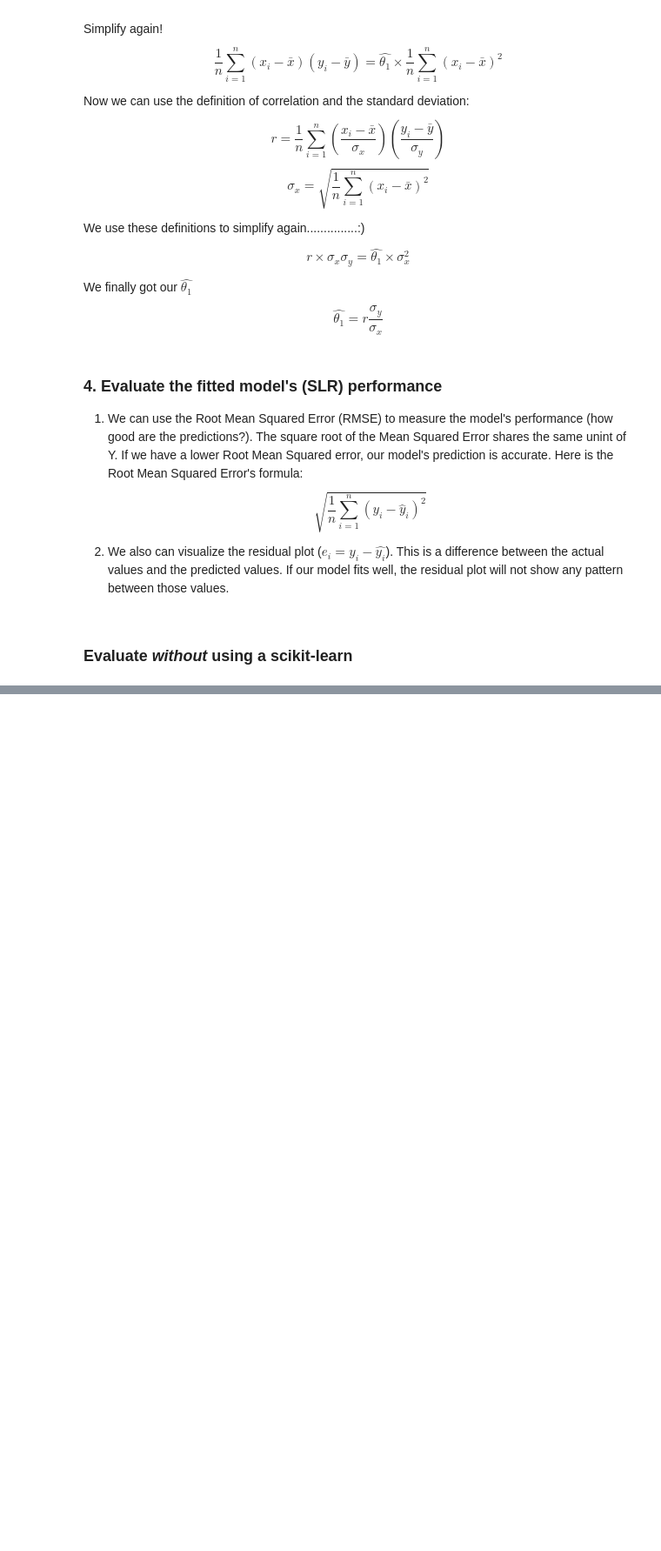
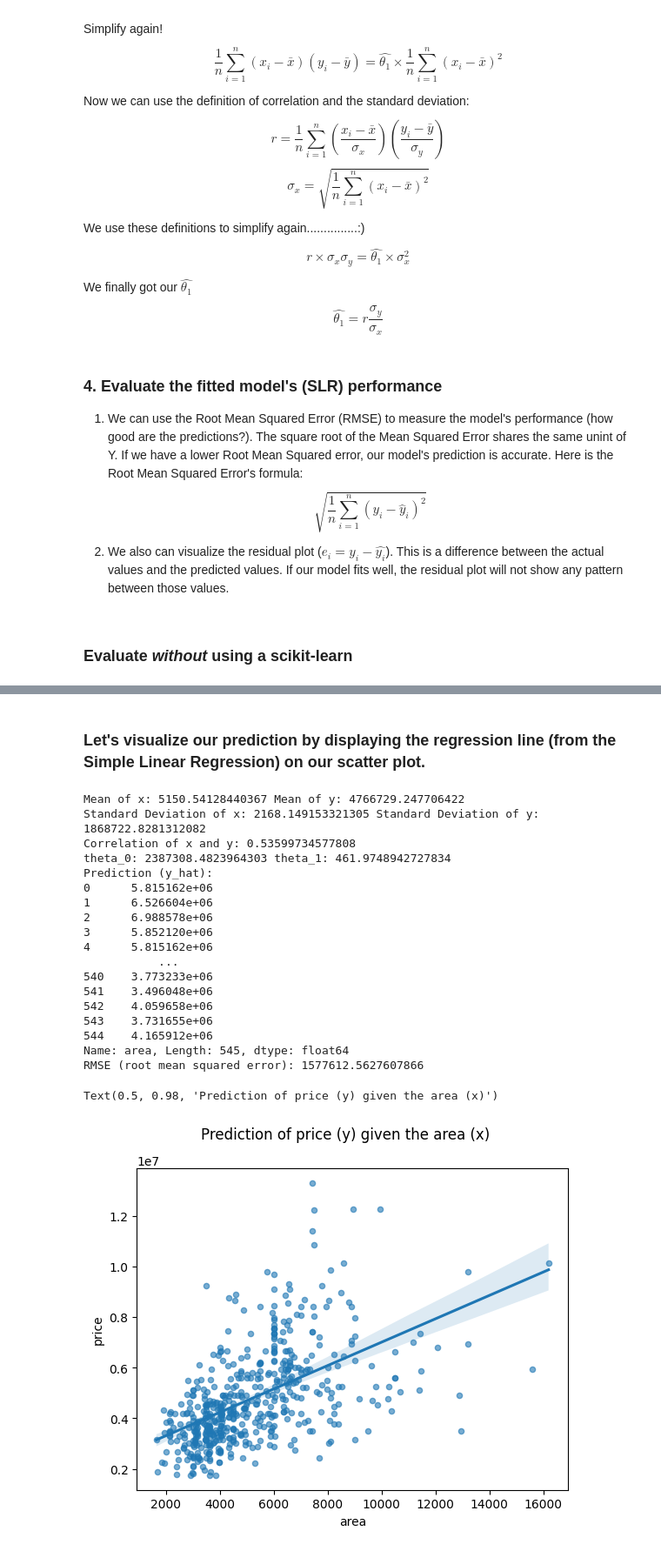
Before and after one commit to mkim2178/Modeling_Factory, a Jupyter notebook: analyze_housing/how_price_can_change.ipynb, the cells around one changed output, grey strips where cells are left out. Shown: that part at 87% size. Drawn from its saved outputs; the diff is of its cells as text; code cells hidden in the pictures; blank space fills up the shorter version.

Commit message:
finished the first modeling project. add the rest of the code for evaluating our SLR. also add another evaluating process with using a scikit-learngit add how_price_can_change.ipynb

```diff
--- a/analyze_housing/how_price_can_change.ipynb
+++ b/analyze_housing/how_price_can_change.ipynb
@@ -190,3 +207,53 @@ def slope(x, y):
 
 def intercept(x, y):
     return np.mean(y) - slope(x, y) * np.mean(x)
+
+def linear_regression_model(x, theta_0, theta_1):
+    return theta_0 + theta_1 * x
+
+def MSE(y, y_hat):
+    return np.mean((y - y_hat) ** 2)
+
+def calculation_results(x, y, theta_0, theta_1, y_hat):
+    print("Mean of x:", np.mean(x), "Mean of y:", np.mean(y))
+    print("Standard Deviation of x:", np.std(x), "Standard Deviation of y:", np.std(y))
+    print("Correlation of x and y:", correlation(x, y))
+    print("theta_0:", theta_0, "theta_1:", theta_1)
+    print("Prediction (y_hat):")
+    print(y_hat)
+    print("RMSE (root mean squared error):", MSE(y, y_hat) ** (1 / 2))
+# %% [markdown]
+### Let's visualize our prediction by displaying the regression line (from the Simple Linear Regression) on our scatter plot.
+# %%
+x = price_and_area["area"]
+y = price_and_area["price"]
+
+theta_0 = intercept(x, y)
+theta_1 = slope(x, y)
+
+y_hat = linear_regression_model(x, theta_0, theta_1)
+
+calculation_results(x, y, theta_0, theta_1, y_hat)
+sns.regplot(x="area", y="price", data=price_and_area, scatter_kws={"s": 20, "alpha": 0.6})
+plt.suptitle("Prediction of price (y) given the area (x)")
+# %% [output]
+Mean of x: 5150.54128440367 Mean of y: 4766729.247706422
+Standard Deviation of x: 2168.149153321305 Standard Deviation of y: 1868722.8281312082
+Correlation of x and y: 0.53599734577808
+theta_0: 2387308.4823964303 theta_1: 461.9748942727834
+Prediction (y_hat):
+0      5.815162e+06
+1      6.526604e+06
+2      6.988578e+06
+3      5.852120e+06
+4      5.815162e+06
+           ...
+540    3.773233e+06
+541    3.496048e+06
+542    4.059658e+06
+543    3.731655e+06
+544    4.165912e+06
+Name: area, Length: 545, dtype: float64
+RMSE (root mean squared error): 1577612.5627607866
+Text(0.5, 0.98, 'Prediction of price (y) given the area (x)')
+[figure, added]
```
Also changed, not shown: parts of 9 cells of this notebook.
